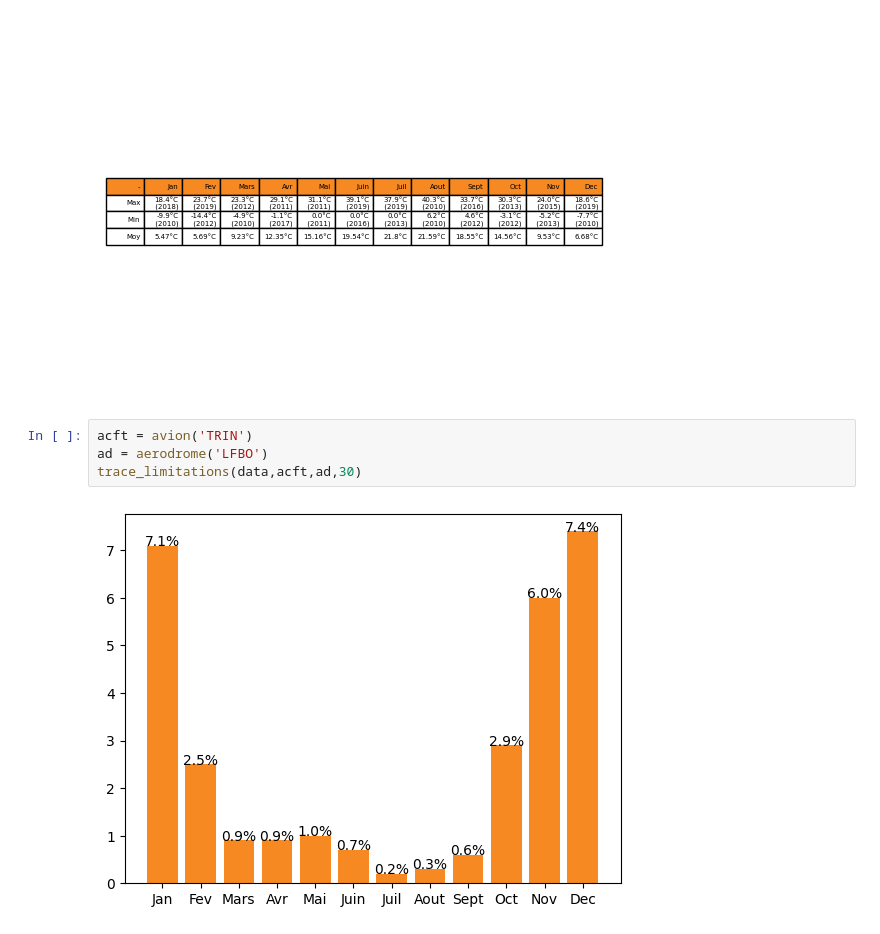
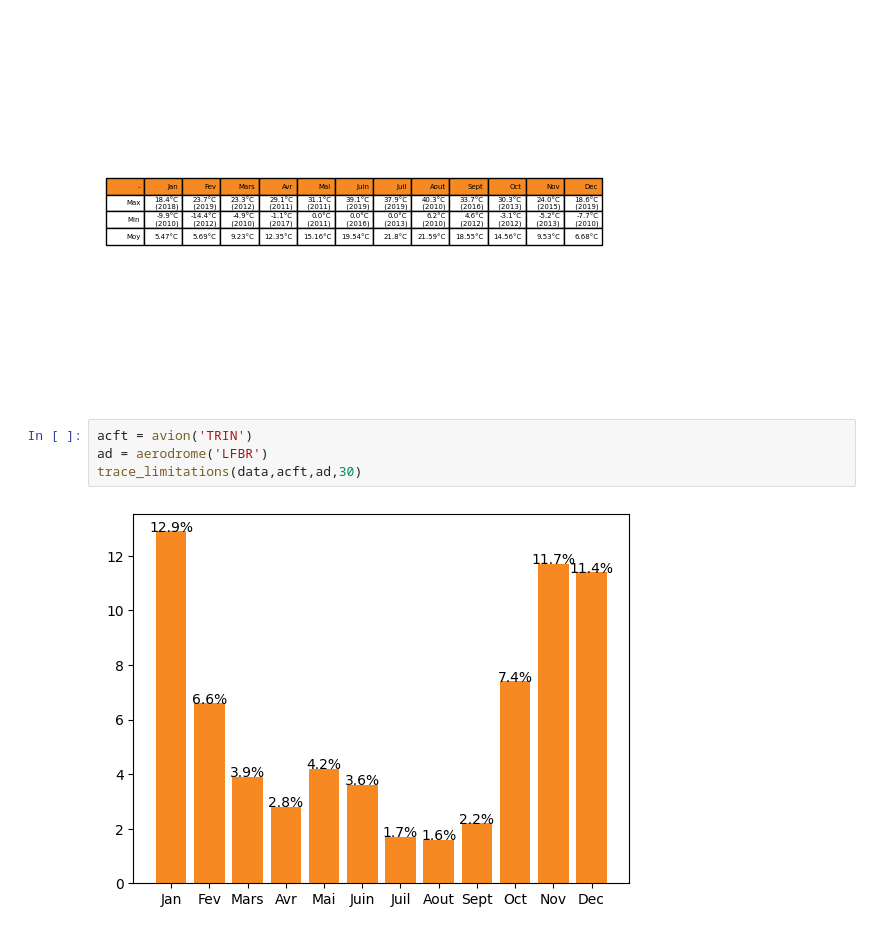
Before and after one commit to leosamuel64/PT_ClimatoAero, a Jupyter notebook: Exemples.ipynb, the cells around one changed output. Saved outputs shown, nothing was run; the diff lists cells and outputs as text.

```diff
--- a/Exemples.ipynb
+++ b/Exemples.ipynb
@@ -29,7 +29,7 @@ trace_tableau_temp(data)
 [figure]
 # %%
 acft = avion('TRIN')
-ad = aerodrome('LFBO')
+ad = aerodrome('LFBR')
 trace_limitations(data,acft,ad,30)
 # %% [output]
-[figure, old version]
+[figure, new version]
```
Also changed, not shown: parts of 1 cell of this notebook, 5 other files.
